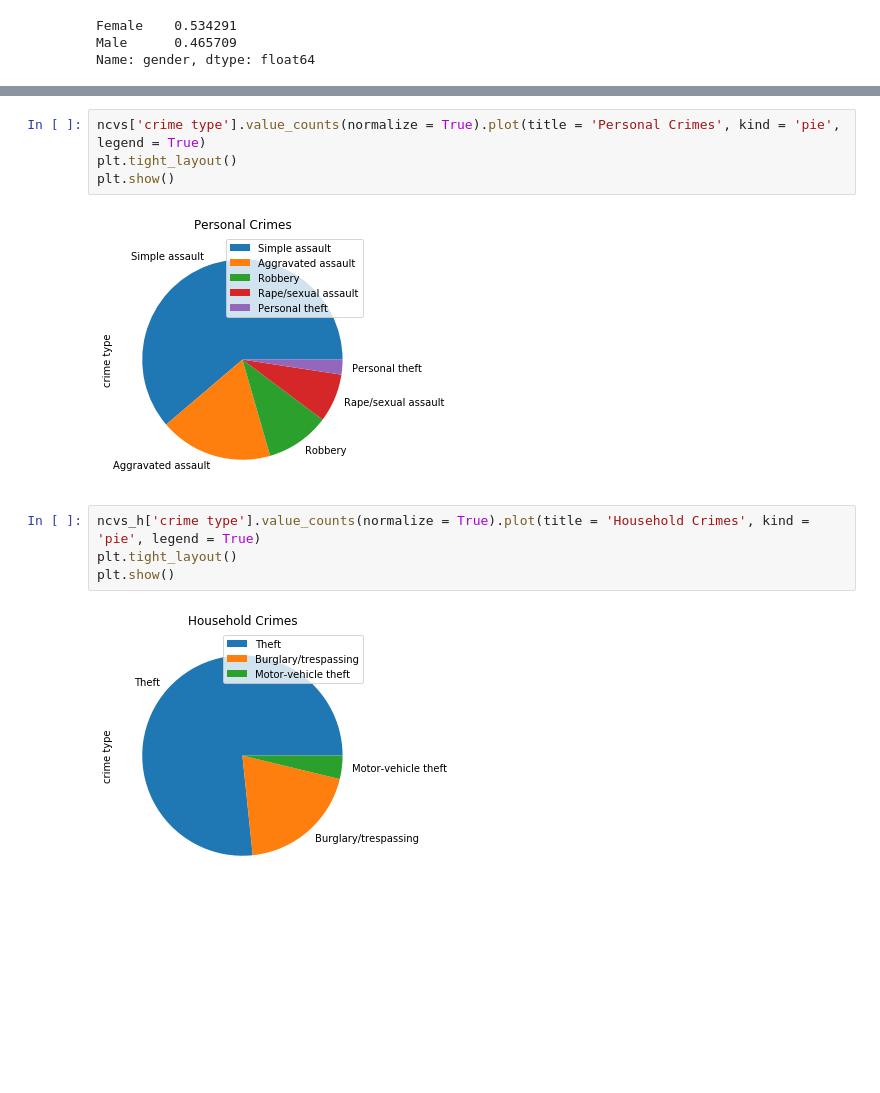
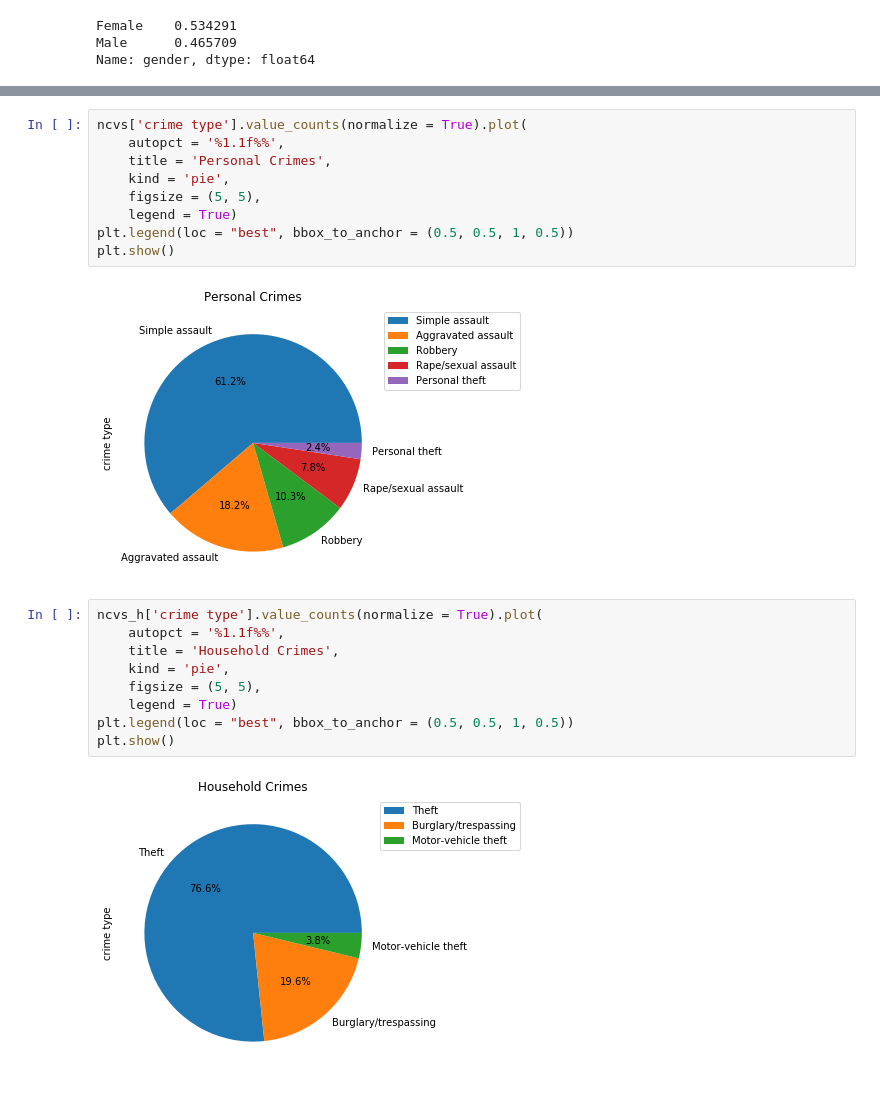
Before and after one commit to akarki23/project-1, a Jupyter notebook: NCVS/NationalCrimeVictimizationSurvey.ipynb, the cells around one changed output, grey strips where cells are left out. Cells and saved outputs as stored; diff of their text form; blank space fills up the shorter version.

```diff
--- a/NCVS/NationalCrimeVictimizationSurvey.ipynb
+++ b/NCVS/NationalCrimeVictimizationSurvey.ipynb
@@ -273,13 +283,23 @@ plt.show()
 # %%
-ncvs['crime type'].value_counts(normalize = True).plot(title = 'Personal Crimes', kind = 'pie', legend = True)
-plt.tight_layout()
+ncvs['crime type'].value_counts(normalize = True).plot(
+    autopct = '%1.1f%%',
+    title = 'Personal Crimes',
+    kind = 'pie',
+    figsize = (5, 5),
+    legend = True)
+plt.legend(loc = "best", bbox_to_anchor = (0.5, 0.5, 1, 0.5))
 plt.show()
 # %% [output]
-[figure, old version]
+[figure, new version]
 # %%
-ncvs_h['crime type'].value_counts(normalize = True).plot(title = 'Household Crimes', kind = 'pie', legend = True)
-plt.tight_layout()
+ncvs_h['crime type'].value_counts(normalize = True).plot(
+    autopct = '%1.1f%%',
+    title = 'Household Crimes',
+    kind = 'pie',
+    figsize = (5, 5),
+    legend = True)
+plt.legend(loc = "best", bbox_to_anchor = (0.5, 0.5, 1, 0.5))
 plt.show()
 # %% [output]
-[figure, old version]
+[figure, new version]
 # %%
```
Also changed, not shown: parts of 6 cells of this notebook.
